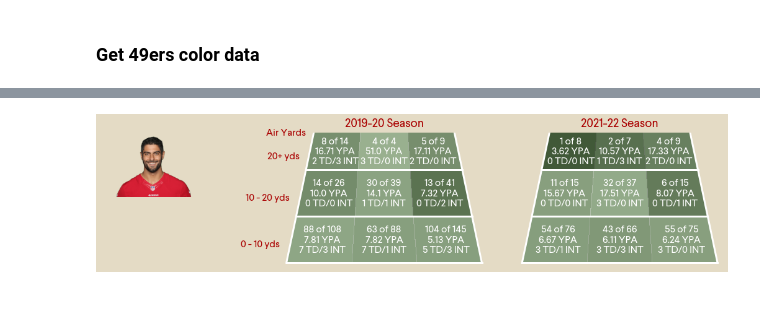
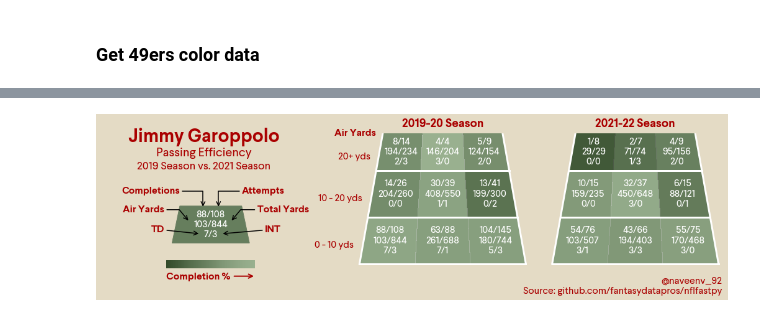
Before and after one commit to naveenv92/nfl-infographics, a Jupyter notebook: notebooks/jimmy.ipynb, the cells around one changed output, grey strips where cells are left out. Saved outputs shown, nothing was run; the diff lists cells and outputs as text; code cells hidden in the pictures.

```diff
--- a/notebooks/jimmy.ipynb
+++ b/notebooks/jimmy.ipynb
@@ -217,3 +217,13 @@ df_passes_2021
 | 34244 | 1.0 | 0.0 | 0.0 | 0.0 | middle | 3.0 | 0.0 | ... |
 | 34246 | 1.0 | 0.0 | 0.0 | 0.0 | right | 0.0 | 0.0 | ... |
 310 rows × 8 columns
+# %%
+df_passes_2019["air_yards_complete"] = df_passes_2019.apply(
+    lambda row: row["air_yards"] if row["complete_pass"] == 1 else 0,
+    axis=1
+)
+
+df_passes_2021["air_yards_complete"] = df_passes_2021.apply(
+    lambda row: row["air_yards"] if row["complete_pass"] == 1 else 0,
+    axis=1
+)
@@ -227,6 +269,7 @@ df_loc_agg_2019 = (
             "pass_touchdown": "sum",
             "interception": "sum",
             "air_yards": "sum",
+            "air_yards_complete": "sum",
             "yards_gained": "sum"
         }
     )
@@ -243,6 +286,7 @@ df_loc_agg_2021 = (
             "pass_touchdown": "sum",
             "interception": "sum",
             "air_yards": "sum",
+            "air_yards_complete": "sum",
             "yards_gained": "sum"
         }
     )
@@ -316,8 +360,8 @@ df_loc_agg_2021
 # %%
 def stats_string(df, i, j):
     out = ""
-    out += f"{int(df.loc[(i, j), 'complete_pass'])} of {int(df.loc[(i, j), 'pass_attempt'])}\n"
-    out += f"{df.loc[(i, j), 'ypa']} YPA\n"
+    out += f"{int(df.loc[(i, j), 'complete_pass'])}/{int(df.loc[(i, j), 'pass_attempt'])}\n"
+    out += f"{int(df.loc[(i, j), 'air_yards_complete'])}/{int(df.loc[(i, j), 'yards_gained'])}\n"
     out += f"{int(df.loc[(i, j), 'pass_touchdown'])}/{int(df.loc[(i, j), 'interception'])}"
     return out
 # %%
@@ -375,19 +413,24 @@ plt.rcParams["xtick.color"] = c1
 plt.rcParams["ytick.color"] = c1
 
 fig = plt.figure(figsize=(18, 4), facecolor=bg)
-gs = fig.add_gridspec(nrows=4, ncols=4, width_ratios=[0.5, 0.1, 1, 1])
+gs = fig.add_gridspec(nrows=5, ncols=7, width_ratios=[0.1, 0.1, 0.5, 0.1, 0.2, 1, 1], height_ratios=[0.8, 1, 1, 1, 0.3])
 
-ax_description = fig.add_subplot(gs[:, 1], zorder=2)
-ax_field_2019 = fig.add_subplot(gs[:, 2], zorder=2)
-ax_field_2021 = fig.add_subplot(gs[:, 3], zorder=2)
-ax_headshot = fig.add_subplot(gs[0:2, 0])
-ax_legend = fig.add_subplot(gs[2:, 0])
+ax_description = fig.add_subplot(gs[:, 4], zorder=2)
+ax_field_2019 = fig.add_subplot(gs[:, 5], zorder=2)
+ax_field_2021 = fig.add_subplot(gs[:, 6], zorder=2)
+ax_title = fig.add_subplot(gs[0:2, 0:4])
+ax_legend = fig.add_subplot(gs[2:4, 1:4])
+ax_colorbar = fig.add_subplot(gs[4, 2])
+ax_buffer = fig.add_subplot(gs[1:, 0])
 
 ax_description.set_frame_on(False)
 ax_field_2019.set_frame_on(False)
 ax_field_2021.set_frame_on(False)
-ax_headshot.set_frame_on(False)
+ax_title.set_frame_on(False)
 ax_legend.set_frame_on(False)
+ax_colorbar.set_frame_on(False)
+ax_buffer.set_frame_on(False)
+ax_buffer.set(xticks=[], yticks=[])
 
 # Sidelines
 ax_field_2019.plot([0, 0.45], [0, 3], color="w", linewidth=3, zorder=3)
@@ -424,11 +467,13 @@ ax_field_2019.set_ylim([-0.1, 2.8])
 ax_field_2021.set_xlim([-0.1, 3.1])
 ax_field_2021.set_ylim([-0.1, 2.8])
 
-# Headshot
-img = Image.open("jimmy_headshot.png")
-ax_headshot.imshow(img)
-ax_headshot.set(xticks=[], yticks=[])
+# Title
+ax_title.set(xticks=[], yticks=[])
+ax_title.text(0.55, 1.1, "Jimmy Garoppolo", transform=ax_title.transAxes, ha="center", va="top", size=30, fontweight=600)
+ax_title.text(0.55, 0.75, "Passing Efficiency", transform=ax_title.transAxes, ha="center", va="top", size=20)
+ax_title.text(0.55, 0.5, "2019 Season vs. 2021 Season", transform=ax_title.transAxes, ha="center", va="top", size=18)
 
+# Plot Completion Intensities
 ax_field_2019.pcolormesh(X, Y, Z_2019, shading="flat", cmap="Greys_r", vmin=0, vmax=1, alpha=0.4, zorder=2)
 ax_field_2021.pcolormesh(X, Y, Z_2021, shading="flat", cmap="Greys_r", vmin=0, vmax=1, alpha=0.4, zorder=2)
 
@@ -437,37 +482,80 @@ ax_description.set(xticks=[], yticks=[])
 
 # Legend
 ax_legend.set(xticks=[], yticks=[])
+legend_polygon = Polygon([[0.25, 0.2], [0.3, 0.8], [0.7, 0.8], [0.75, 0.2], [0.25, 0.2]], color=grass, transform=ax_legend.transAxes, zorder=1)
+legend_polygon_layer = Polygon([[0.25, 0.2], [0.3, 0.8], [0.7, 0.8], [0.75, 0.2], [0.25, 0.2]], color="gray", alpha=0.4, transform=ax_legend.transAxes, zorder=2)
+ax_legend.add_artist(legend_polygon)
+ax_legend.add_artist(legend_polygon_layer)
+ax_legend.text(0.5, 0.5, stats_string(df_loc_agg_2019, 0, 0), ha="center", va="center", color="w")
+
+ax_legend.annotate(
+    "Completions", xy=(0.45, 0.77), xycoords="data", xytext=(0.3, 1), textcoords="data", ha="right", fontweight=600,
+    arrowprops=dict(arrowstyle="->", connectionstyle="angle, angleA=0, angleB=90", linewidth=1.5)
+)
+ax_legend.annotate(
+    "Attempts", xy=(0.55, 0.77), xycoords="data", xytext=(0.7, 1), textcoords="data", ha="left", fontweight=600,
+    arrowprops=dict(arrowstyle="->", connectionstyle="angle, angleA=0, angleB=90", linewidth=1.5)
+)
+ax_legend.annotate(
+    "Air Yards", xy=(0.36, 0.55), xycoords="data", xytext=(0.2, 0.7), textcoords="data", ha="right", fontweight=600,
+    arrowprops=dict(arrowstyle="->", connectionstyle="angle, angleA=0, angleB=130", linewidth=1.5)
+)
+ax_legend.annotate(
+    "Total Yards", xy=(0.63, 0.55), xycoords="data", xytext=(0.8, 0.7), textcoords="data", ha="left", fontweight=600,
+    arrowprops=dict(arrowstyle="->", connectionstyle="angle, angleA=0, angleB=50", linewidth=1.5)
+)
+ax_legend.annotate(
+    "TD", xy=(0.43, 0.35), xycoords="data", xytext=(0.2, 0.35), textcoords="data", ha="right", va="bottom", fontweight=600,
+    arrowprops=dict(arrowstyle="->", linewidth=1.5)
+)
+ax_legend.annotate(
+    "INT", xy=(0.57, 0.35), xycoords="data", xytext=(0.85, 0.35), textcoords="data", ha="left", va="bottom", fontweight=600,
+    arrowprops=dict(arrowstyle="->", linewidth=1.5)
+)
+
+# Colorbar
+ax_colorbar.add_artist(Polygon([[0, 0], [0, 1], [1, 1], [1, 0], [0, 0]], color=grass, transform=ax_colorbar.transAxes, zorder=1))
+ax_colorbar.set(xticks=[], yticks=[])
+gradient = np.linspace(0, 1, 256)
+gradient = np.vstack((gradient, gradient))
+ax_colorbar.imshow(gradient, aspect='auto', origin="lower", cmap=plt.get_cmap("Greys_r"), alpha=0.4, zorder=2)
+ax_colorbar.text(0, -1, "Completion %", transform=ax_colorbar.transAxes, ha="left", va="center", fontweight=600)
+ax_colorbar.annotate('', xy=(0.75, -0.9), xycoords='axes fraction', xytext=(1, -0.9),
+            arrowprops=dict(arrowstyle="<-", color=c1, linewidth=2))
 
 # Annotations
 annotate_dict = {
     (0, 0): [0.55, 0.5],
     (0, 1): [0.65, 1.5],
     (0, 2): [0.75, 2.4],
     (1, 0): [1.5, 0.5],
     (1, 1): [1.5, 1.5],
     (1, 2): [1.5, 2.4],
     (2, 0): [2.45, 0.5],
     (2, 1): [2.35, 1.5],
     (2, 2): [2.25, 2.4],
 }
 
 for i in range(3):
     for j in range(3):
         ax_field_2019.text(*annotate_dict[(i, j)], stats_string(df_loc_agg_2019, i, j), ha="center", va="center", color="w")
         ax_field_2021.text(*annotate_dict[(i, j)], stats_string(df_loc_agg_2021, i, j), ha="center", va="center", color="w")
 
 
 # Descriptions
 ax_description.text(-0.1, 0.4, "0 - 10 yds", transform=ax_field_2019.transData, ha="right", va="center")
 ax_description.text(0.05, 1.4, "10 - 20 yds", transform=ax_field_2019.transData, ha="right", va="center")
 ax_description.text(0.2, 2.3, "20+ yds", transform=ax_field_2019.transData, ha="right", va="center")
-ax_description.text(0.3, 2.8, "Air Yards", transform=ax_field_2019.transData, ha="right", va="center")
+ax_description.text(0.3, 2.8, "Air Yards", transform=ax_field_2019.transData, ha="right", va="center", fontweight=600)
 
 # Titles
-ax_field_2019.set_title("2019-20 Season", pad=10)
-ax_field_2021.set_title("2021-22 Season", pad=10)
+ax_field_2019.set_title("2019-20 Season", pad=10, fontweight=600)
+ax_field_2021.set_title("2021-22 Season", pad=10, fontweight=600)
 
-#plt.savefig("jimmy.png", dpi=500, bbox_inches="tight")
+# Add source
+ax_field_2021.text(0.99, -0.2, "@naveenv_92\nSource: github.com/fantasydatapros/nflfastpy", ha="right", va="bottom", size=16, transform=ax_field_2021.transAxes)
+
+plt.savefig("jimmy.png", dpi=500, bbox_inches="tight")
 plt.show()
 # %% [output]
-[figure, old version]
+[figure, new version]
```
Also changed, not shown: parts of 6 cells of this notebook.
